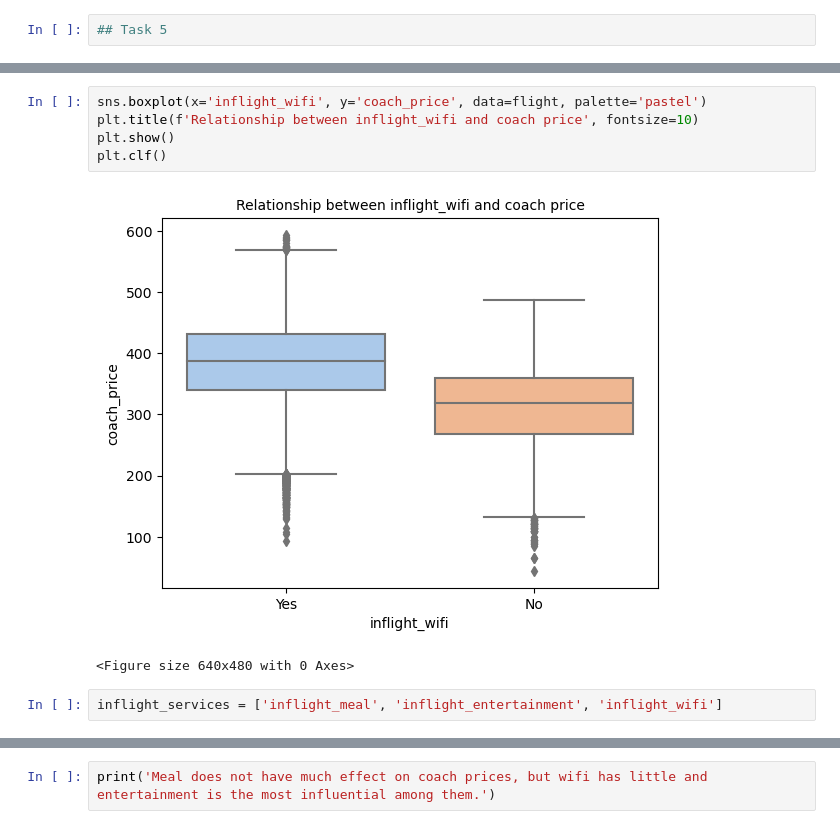
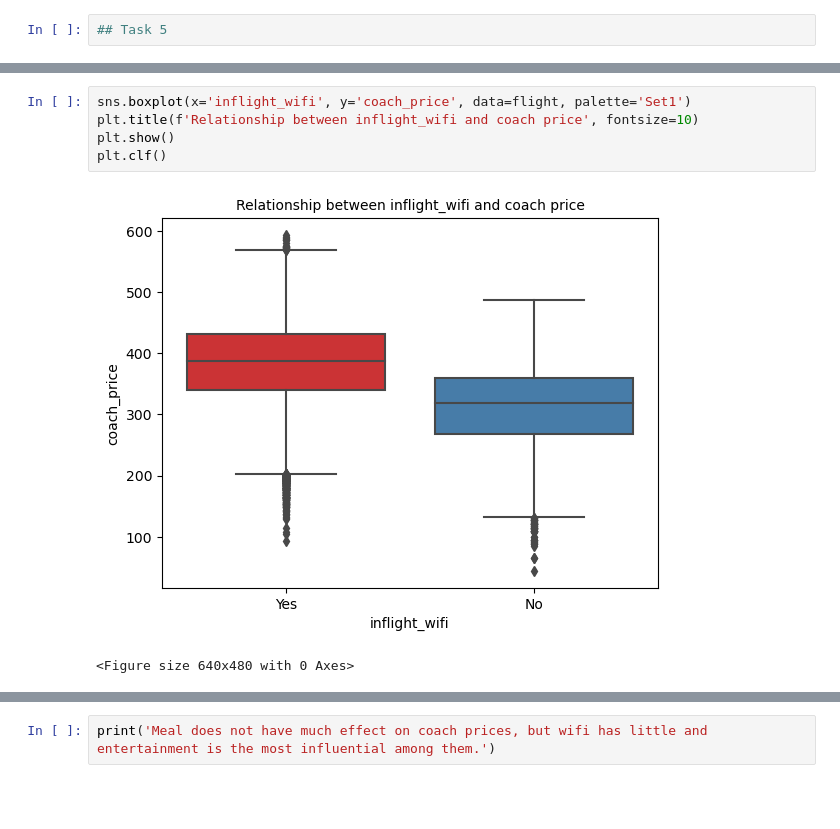
Before and after one commit to LiZoMark841619/Airline_analysis, a Jupyter notebook: Airline_analysis/Airline Analysis.ipynb, the cells around one changed output, grey strips where cells are left out. Drawn from its saved outputs; the diff is of its cells as text; blank space fills up the shorter version.

```diff
--- a/Airline_analysis/Airline Analysis.ipynb
+++ b/Airline_analysis/Airline Analysis.ipynb
@@ -263,12 +267,10 @@ plt.clf()
 <Figure size 640x480 with 0 Axes>
 # %%
-sns.boxplot(x='inflight_wifi', y='coach_price', data=flight, palette='pastel')
+sns.boxplot(x='inflight_wifi', y='coach_price', data=flight, palette='Set1')
 plt.title(f'Relationship between inflight_wifi and coach price', fontsize=10)
 plt.show()
 plt.clf()
 # %% [output]
-[figure, old version]
+[figure, new version]
 <Figure size 640x480 with 0 Axes>
-# %%
-inflight_services = ['inflight_meal', 'inflight_entertainment', 'inflight_wifi']
 # %%
```
Also changed, not shown: parts of 7 cells of this notebook.
